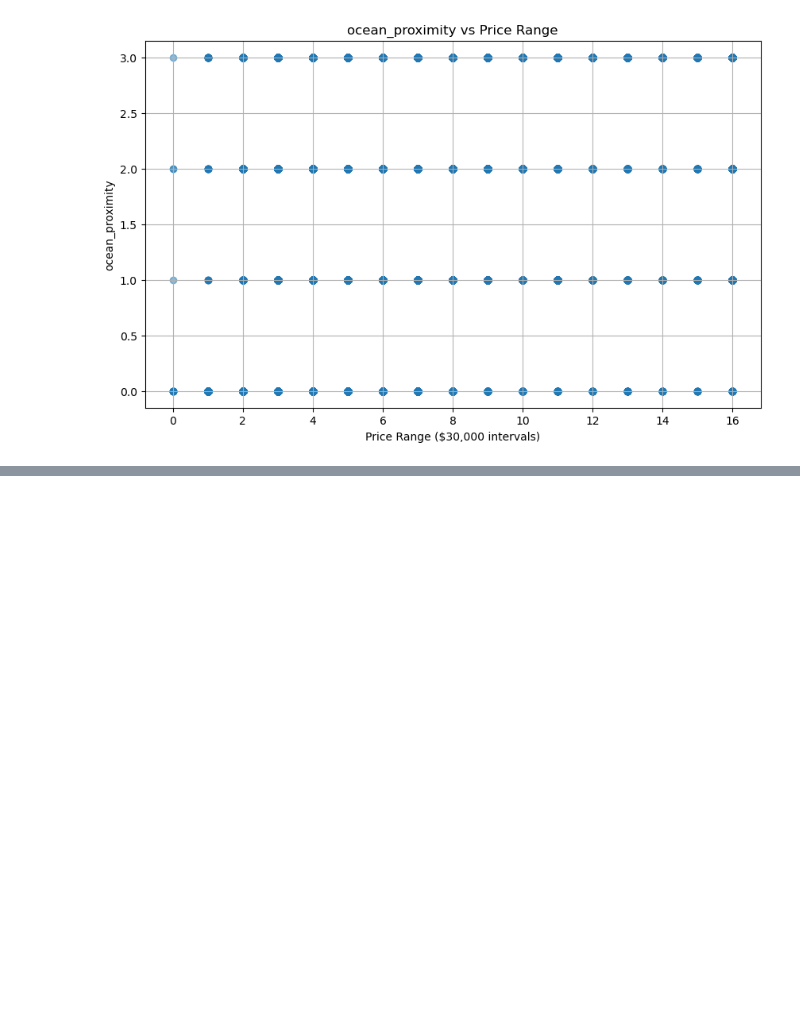
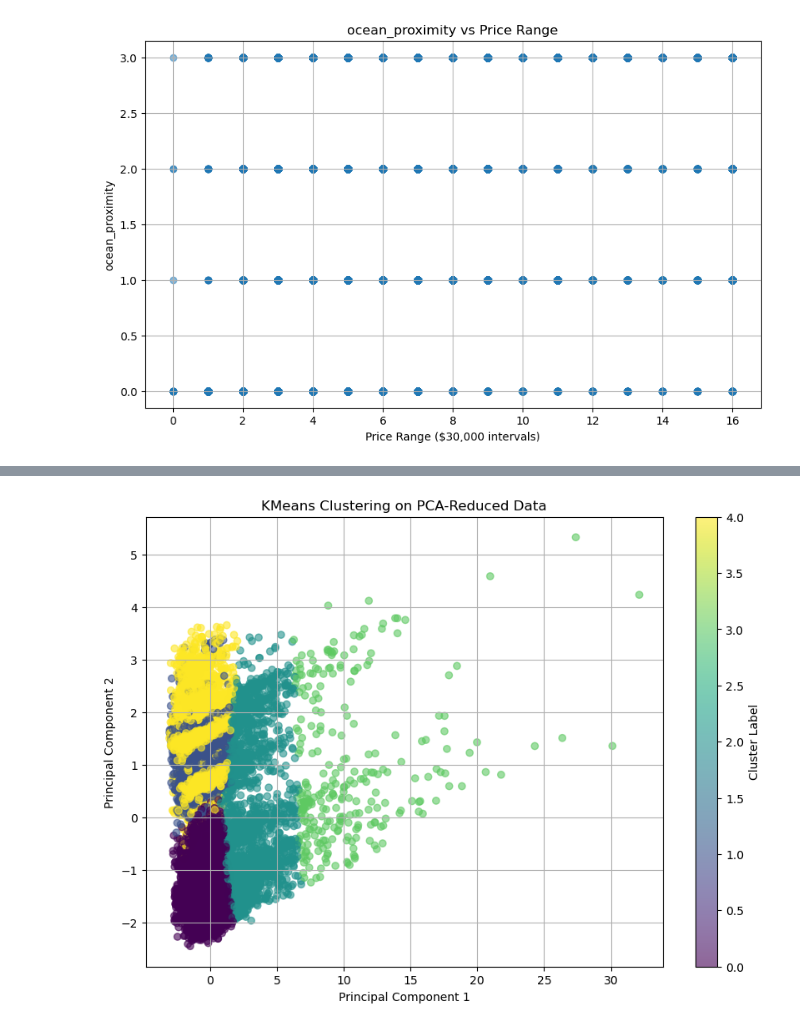
Before and after one commit to yuzukaR/ML_Final, a Jupyter notebook: final_project.ipynb, the cells around one changed output, grey strips where cells are left out. Cells and saved outputs as stored; diff of their text form; code cells hidden in the pictures; blank space fills up the shorter version.

```diff
--- a/final_project.ipynb
+++ b/final_project.ipynb
@@ -149,0 +205,12 @@ plt.show()
+# %%
+# Visualization
+plt.figure(figsize=(10,7))
+plt.scatter(X_pca_5[:, 0], X_pca_5[:, 1], c=clusters, cmap='viridis', alpha=0.6)
+plt.xlabel('Principal Component 1')
+plt.ylabel('Principal Component 2')
+plt.title('KMeans Clustering on PCA-Reduced Data')
+plt.colorbar(label='Cluster Label')
+plt.grid(True)
+plt.show()
+# %% [output]
+[figure, added]
```
Also changed, not shown: parts of 7 cells of this notebook, 3 other files.
